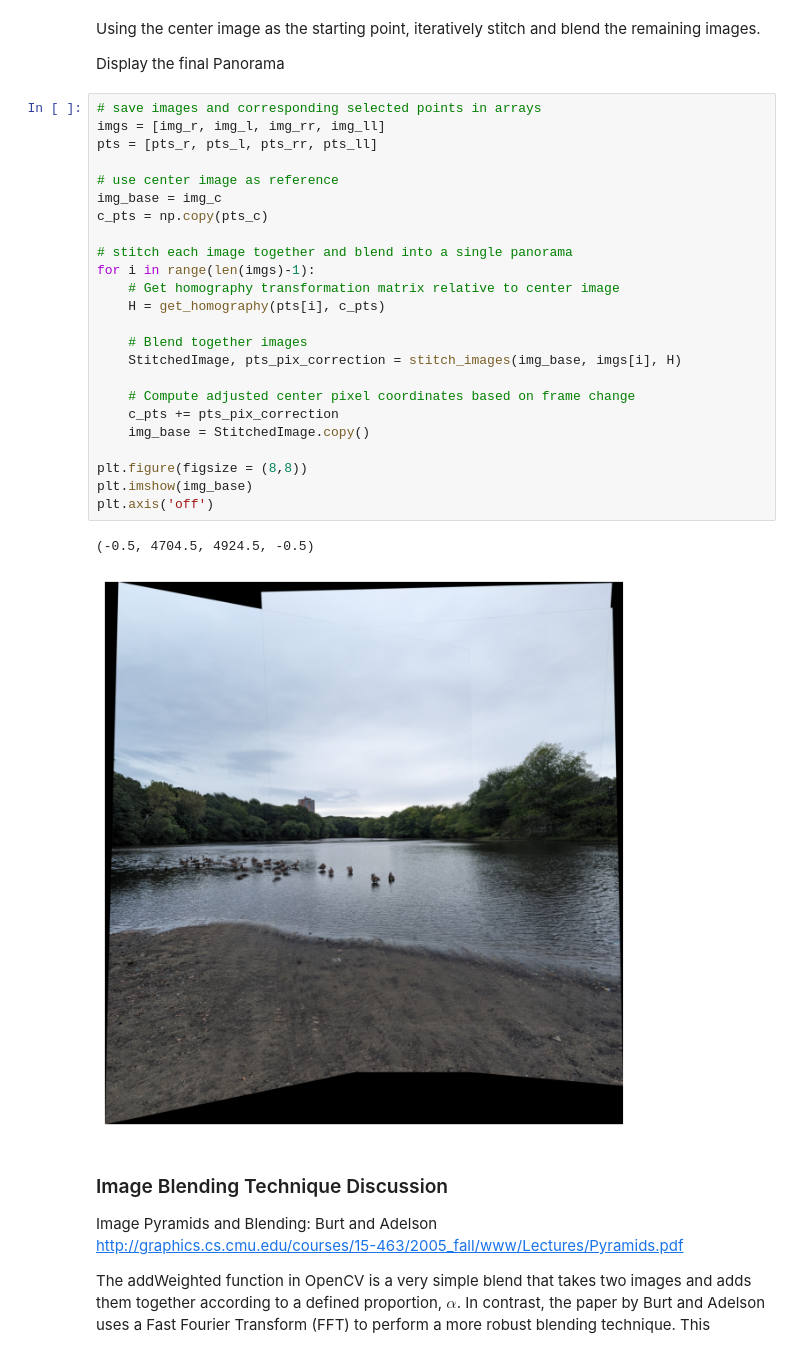
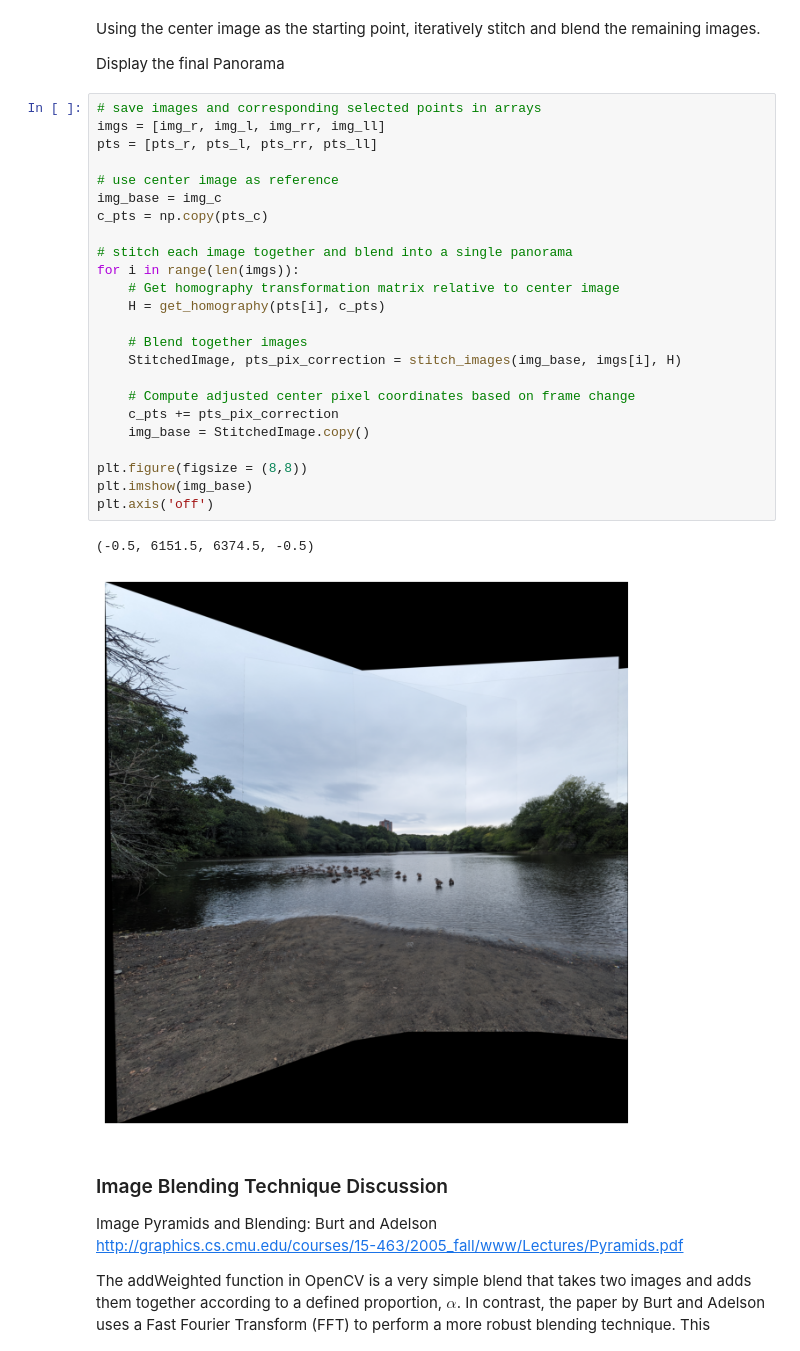
Before and after one commit to meuliano/AutonomousFieldRobotics, a Jupyter notebook: HW2/hw2_euliano.ipynb, the cells around one changed output. Drawn from its saved outputs; the diff is of its cells as text.

Commit message:
Fix missing far left image in final panorama

```diff
--- a/HW2/hw2_euliano.ipynb
+++ b/HW2/hw2_euliano.ipynb
@@ -400,30 +400,30 @@ Display the final Panorama
 # %%
 # save images and corresponding selected points in arrays
 imgs = [img_r, img_l, img_rr, img_ll]
 pts = [pts_r, pts_l, pts_rr, pts_ll]
 
 # use center image as reference
 img_base = img_c
 c_pts = np.copy(pts_c)
 
 # stitch each image together and blend into a single panorama
-for i in range(len(imgs)-1):
+for i in range(len(imgs)):
     # Get homography transformation matrix relative to center image
     H = get_homography(pts[i], c_pts)
 
     # Blend together images
     StitchedImage, pts_pix_correction = stitch_images(img_base, imgs[i], H)
 
     # Compute adjusted center pixel coordinates based on frame change
     c_pts += pts_pix_correction
     img_base = StitchedImage.copy()
 
 plt.figure(figsize = (8,8))
 plt.imshow(img_base)
 plt.axis('off')
 # %% [output]
-(-0.5, 4704.5, 4924.5, -0.5)
+(-0.5, 6151.5, 6374.5, -0.5)
-[figure, old version]
+[figure, new version]
 # %% [markdown]
 ### Image Blending Technique Discussion
 
```
